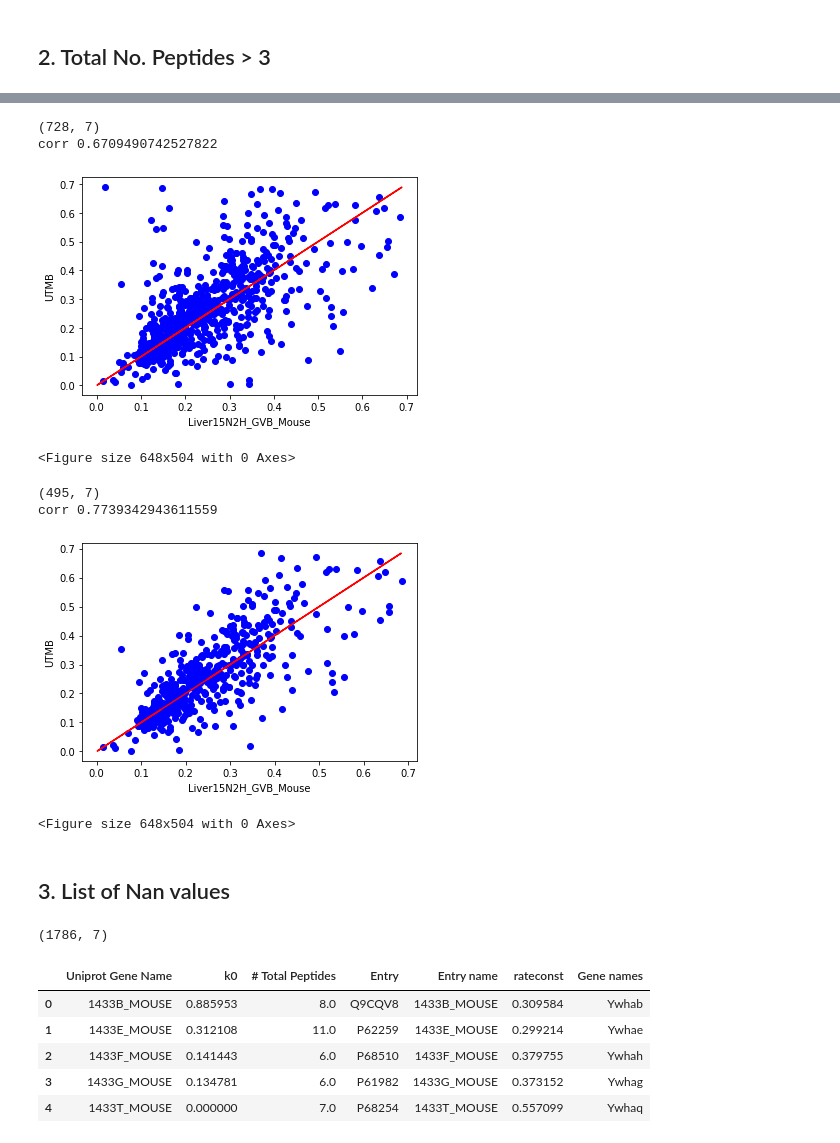
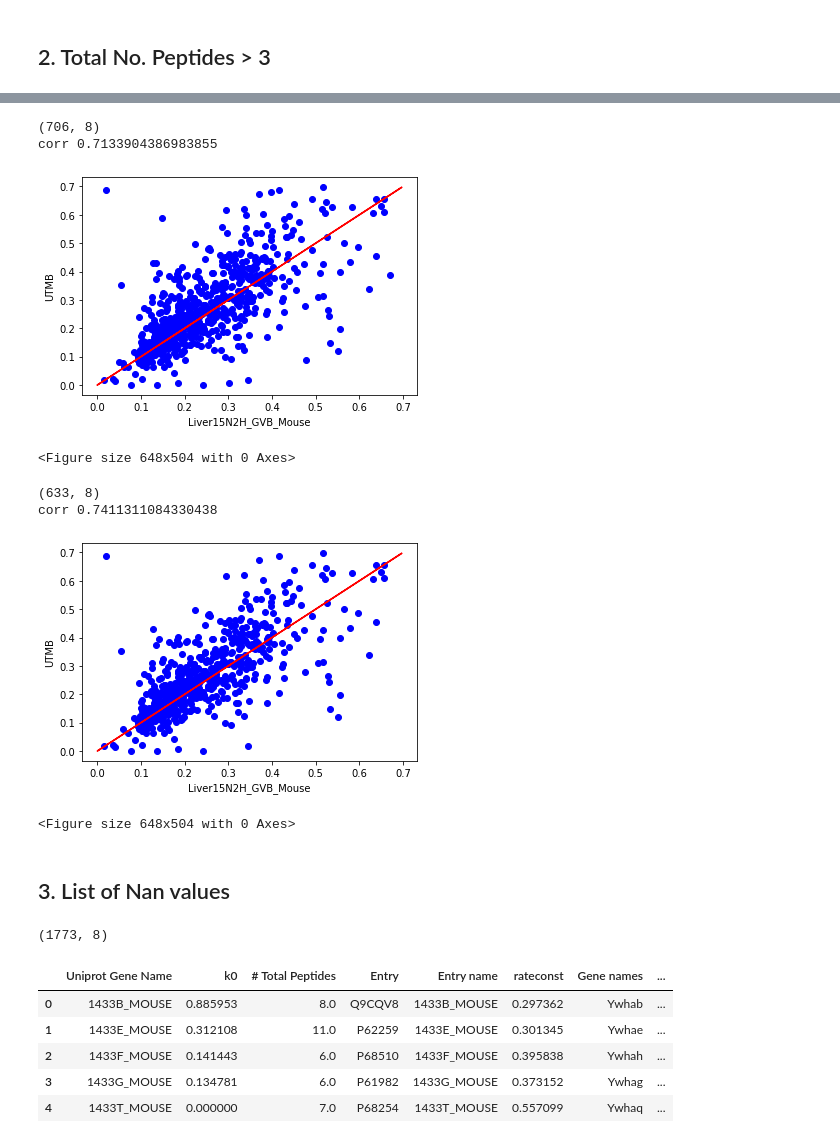
Before and after one commit to henockmamo54/d2omePlusAnalysis, a Jupyter notebook: N15_Vs_d2ome.ipynb, the cells around one changed output, grey strips where cells are left out. Cells and saved outputs as stored; diff of their text form; code cells hidden in the pictures.

```diff
--- a/N15_Vs_d2ome.ipynb
+++ b/N15_Vs_d2ome.ipynb
@@ -3,10 +3,10 @@ import pandas as pd
 import numpy as np
 from matplotlib import pyplot as plt
 # %%
-utmb_data= pd.read_csv("compare.csv")[["Portien","rateconst"]]
+utmb_data= pd.read_csv("compare.csv")[["Portien","rateconst","PeptideCount"]]
 utmb_list= pd.read_csv("Protein_List.utmb.0311_2022.csv")[["Entry","Entry name","Gene names"]]
 utmb_data=utmb_data.merge(utmb_list,left_on=["Portien"],right_on=["Entry name"])[["Entry","Entry name",
-                                                                                  "rateconst","Gene names"]]
+                                                                                  "rateconst","Gene names","PeptideCount"]]
 print(utmb_data.shape)
 utmb_data.head()
 # %% [output]
@@ -98,5 +99,6 @@ corr
 # %%
-temp=utmb_Liver15N2H_GVB_Mouse[utmb_Liver15N2H_GVB_Mouse['# Total Peptides']>=3]
+temp=utmb_Liver15N2H_GVB_Mouse[(utmb_Liver15N2H_GVB_Mouse['# Total Peptides']>=3)
+                               & (utmb_Liver15N2H_GVB_Mouse.PeptideCount>=3)]
 
 temp= temp[(temp.k0<=0.7)&(temp.k0>0) &
                                 (temp.rateconst<=0.7)&(temp.rateconst>0)]
@@ -111,29 +113,30 @@ f.set_figheight(7)
 corr= temp[['k0','rateconst']].corr()
 print("corr",corr['k0']['rateconst'])
 # %% [output]
-(728, 7)
-corr 0.6709490742527822
+(706, 8)
+corr 0.7133904386983855
-[figure, old version]
+[figure, new version]
 <Figure size 648x504 with 0 Axes>
 # %%
-temp=utmb_Liver15N2H_GVB_Mouse[utmb_Liver15N2H_GVB_Mouse['# Total Peptides']>=7]
+temp=utmb_Liver15N2H_GVB_Mouse[(utmb_Liver15N2H_GVB_Mouse['# Total Peptides']>=4)
+                               & (utmb_Liver15N2H_GVB_Mouse.PeptideCount>=4)]
 
 temp= temp[(temp.k0<=0.7)&(temp.k0>0) &
                                 (temp.rateconst<=0.7)&(temp.rateconst>0)]
 print(temp.shape)
 plt.scatter(temp.k0,temp.rateconst,c='b')
 plt.plot(temp.rateconst,temp.rateconst,c='r')
 plt.xlabel("Liver15N2H_GVB_Mouse")
 plt.ylabel("UTMB")
 f = plt.figure()
 f.set_figwidth(9)
 f.set_figheight(7)
 corr= temp[['k0','rateconst']].corr()
 print("corr",corr['k0']['rateconst'])
 # %% [output]
-(495, 7)
-corr 0.7739342943611559
+(633, 8)
+corr 0.7411311084330438
-[figure, old version]
+[figure, new version]
 <Figure size 648x504 with 0 Axes>
 # %% [markdown]
 ## 3. List of Nan values
@@ -143,13 +146,13 @@ utmb_Liver15N2H_GVB_Mouse=Liver15N2H_GVB_Mouse.merge(utmb_data,left_on=["Uniprot
 print(utmb_Liver15N2H_GVB_Mouse.shape)
 utmb_Liver15N2H_GVB_Mouse.head()
 # %% [output]
-(1786, 7)
+(1773, 8)
-|  | Uniprot Gene Name | k0 | # Total Peptides | Entry | Entry name | rateconst | Gene names |
-| 0 | 1433B_MOUSE | 0.885953 | 8.0 | Q9CQV8 | 1433B_MOUSE | 0.309584 | Ywhab |
-| 1 | 1433E_MOUSE | 0.312108 | 11.0 | P62259 | 1433E_MOUSE | 0.299214 | Ywhae |
-| 2 | 1433F_MOUSE | 0.141443 | 6.0 | P68510 | 1433F_MOUSE | 0.379755 | Ywhah |
-| 3 | 1433G_MOUSE | 0.134781 | 6.0 | P61982 | 1433G_MOUSE | 0.373152 | Ywhag |
-| 4 | 1433T_MOUSE | 0.000000 | 7.0 | P68254 | 1433T_MOUSE | 0.557099 | Ywhaq |
+|  | Uniprot Gene Name | k0 | # Total Peptides | Entry | Entry name | rateconst | Gene names | ... |
+| 0 | 1433B_MOUSE | 0.885953 | 8.0 | Q9CQV8 | 1433B_MOUSE | 0.297362 | Ywhab | ... |
+| 1 | 1433E_MOUSE | 0.312108 | 11.0 | P62259 | 1433E_MOUSE | 0.301345 | Ywhae | ... |
+| 2 | 1433F_MOUSE | 0.141443 | 6.0 | P68510 | 1433F_MOUSE | 0.395838 | Ywhah | ... |
+| 3 | 1433G_MOUSE | 0.134781 | 6.0 | P61982 | 1433G_MOUSE | 0.373152 | Ywhag | ... |
+| 4 | 1433T_MOUSE | 0.000000 | 7.0 | P68254 | 1433T_MOUSE | 0.557099 | Ywhaq | ... |
 # %%
 nans=utmb_Liver15N2H_GVB_Mouse[ pd.isna(utmb_Liver15N2H_GVB_Mouse.k0)]
 print(nans.shape)
```
Also changed, not shown: parts of 8 cells of this notebook, 3 other files.
